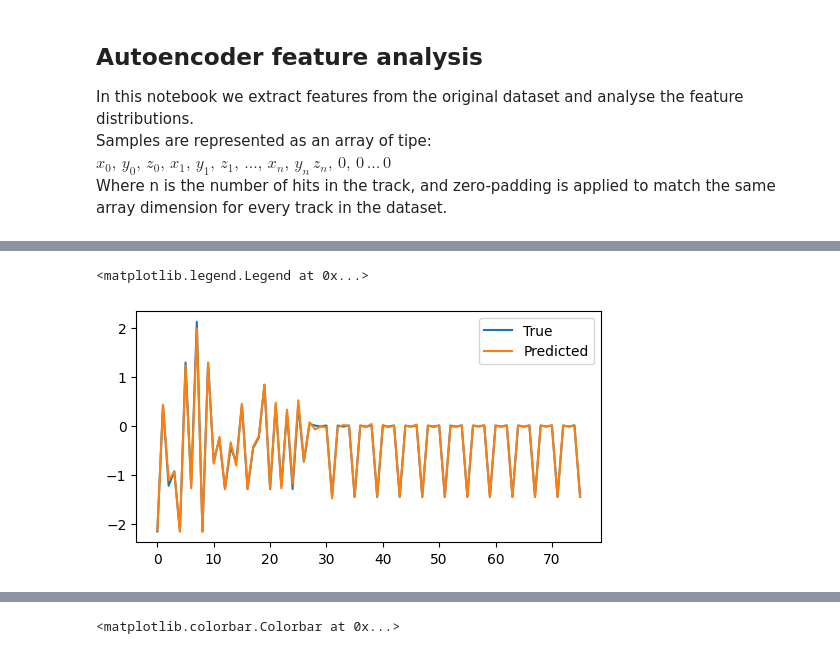
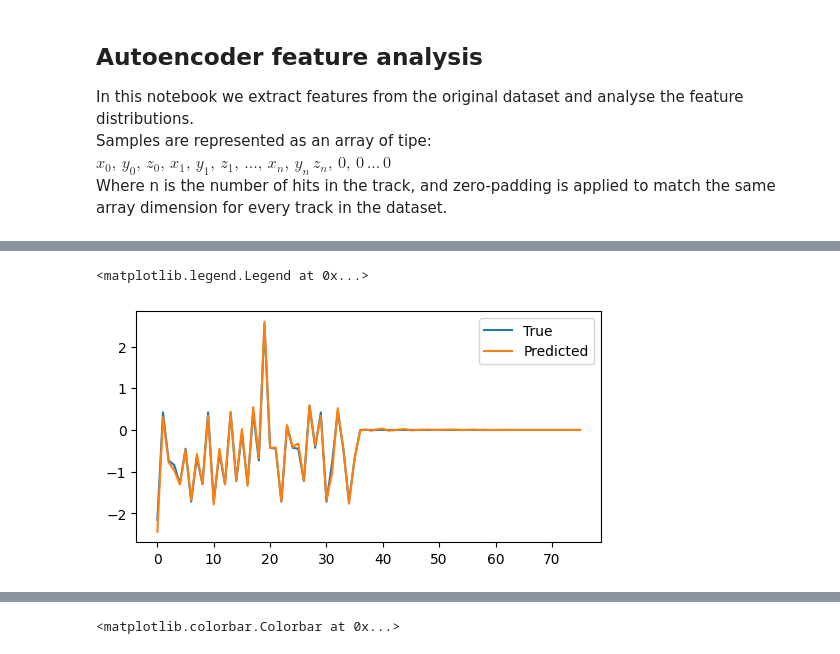
Before and after one commit to qismib/QuaKe, a Jupyter notebook: examples/autoencoder_feature_analysis.ipynb, the cells around one changed output, grey strips where cells are left out. Saved outputs shown, nothing was run; the diff lists cells and outputs as text; code cells hidden in the pictures.

```diff
--- a/examples/autoencoder_feature_analysis.ipynb
+++ b/examples/autoencoder_feature_analysis.ipynb
@@ -24,8 +26,8 @@ from sklearn.decomposition import PCA, TruncatedSVD
 # %%
 # Loading the dataset
-data_folder = Path("../../output_2_trial/data")
-train_folder = Path("../../output_2_trial/models/autoencoder")
-setup = load_runcard("../../output_2_trial/cards/runcard.yaml")
+data_folder = Path("../../output_2/data")
+train_folder = Path("../../output_2/models/autoencoder")
+setup = load_runcard("../../output_2/cards/runcard.yaml")
 setup["run_tf_eagerly"] = False
 setup["seed"] = 42
 train_generator, val_generator, test_generator = read_data(
@@ -91,13 +100,13 @@ network.evaluate(val_generator)
 # %%
 # Displaying the true value vs the autoencoder prediction
-track_id = 2134
+track_id = 110
 plt.figure(figsize=(6, 3))
 plt.plot(val_generator.inputs[track_id])
 plt.plot(validation_preds[track_id])
 plt.legend(["True", "Predicted"])
 # %% [output]
 <matplotlib.legend.Legend at 0x...>
-[figure, old version]
+[figure, new version]
 # %%
 # Loading features from the autoencoder latent space
 # dataset and labels are lists. To get training, validation and test data, call entry 0, 1 and 2 respectively
```
Also changed, not shown: parts of 10 cells of this notebook, 5 other files.
